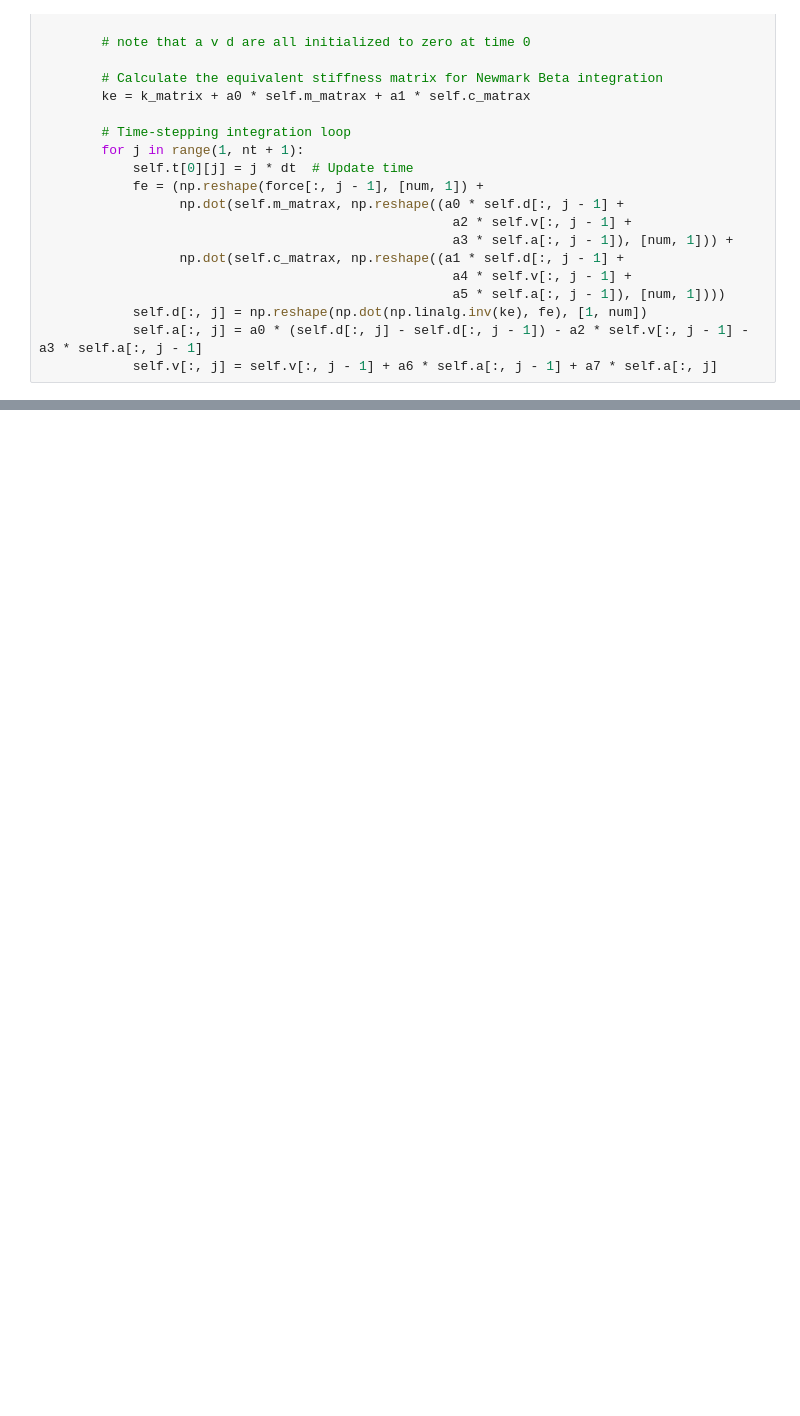
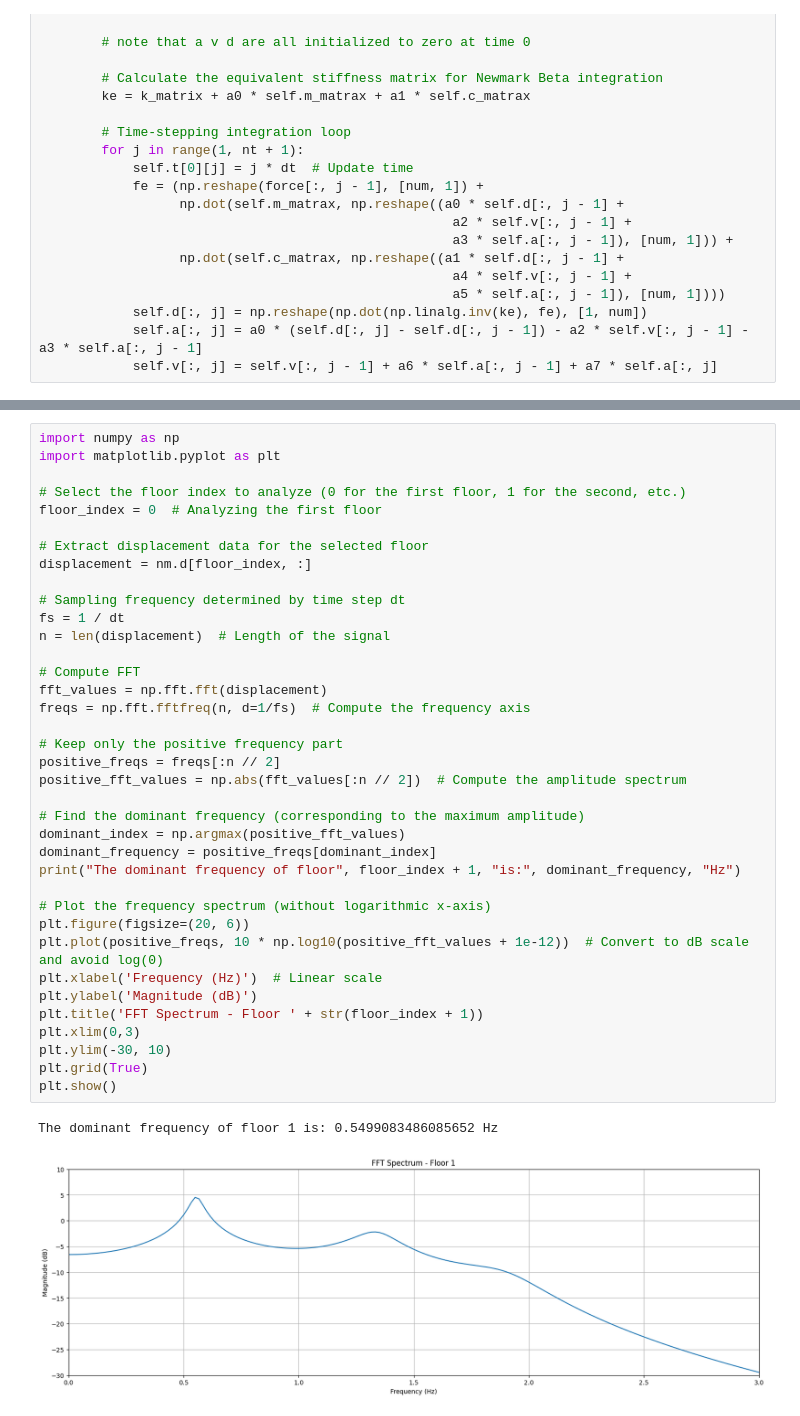
Before and after one commit to Shuaiwen-Cui/Research-Excitation_Structure_Response, a Jupyter notebook: code.ipynb, the cells around one changed output, grey strips where cells are left out. Saved outputs shown, nothing was run; the diff lists cells and outputs as text; blank space fills up the shorter version.

```diff
--- a/code.ipynb
+++ b/code.ipynb
@@ -121,3 +121,43 @@ plt.show()
+# %%
+import numpy as np
+import matplotlib.pyplot as plt
+
+# Select the floor index to analyze (0 for the first floor, 1 for the second, etc.)
+floor_index = 0  # Analyzing the first floor
+
+# Extract displacement data for the selected floor
+displacement = nm.d[floor_index, :]
+
+# Sampling frequency determined by time step dt
+fs = 1 / dt
+n = len(displacement)  # Length of the signal
+
+# Compute FFT
+fft_values = np.fft.fft(displacement)
+freqs = np.fft.fftfreq(n, d=1/fs)  # Compute the frequency axis
+
+# Keep only the positive frequency part
+positive_freqs = freqs[:n // 2]
+positive_fft_values = np.abs(fft_values[:n // 2])  # Compute the amplitude spectrum
+
+# Find the dominant frequency (corresponding to the maximum amplitude)
+dominant_index = np.argmax(positive_fft_values)
+dominant_frequency = positive_freqs[dominant_index]
+print("The dominant frequency of floor", floor_index + 1, "is:", dominant_frequency, "Hz")
+
+# Plot the frequency spectrum (without logarithmic x-axis)
+plt.figure(figsize=(20, 6))
+plt.plot(positive_freqs, 10 * np.log10(positive_fft_values + 1e-12))  # Convert to dB scale and avoid log(0)
+plt.xlabel('Frequency (Hz)')  # Linear scale
+plt.ylabel('Magnitude (dB)')
+plt.title('FFT Spectrum - Floor ' + str(floor_index + 1))
+plt.xlim(0,3)
+plt.ylim(-30, 10)
+plt.grid(True)
+plt.show()
+# %% [output]
+The dominant frequency of floor 1 is: 0.5499083486085652 Hz
+[figure, added]
 # %%
 import numpy as np
 import matplotlib.pyplot as plt
```
Also changed, not shown: parts of 2 cells of this notebook.
